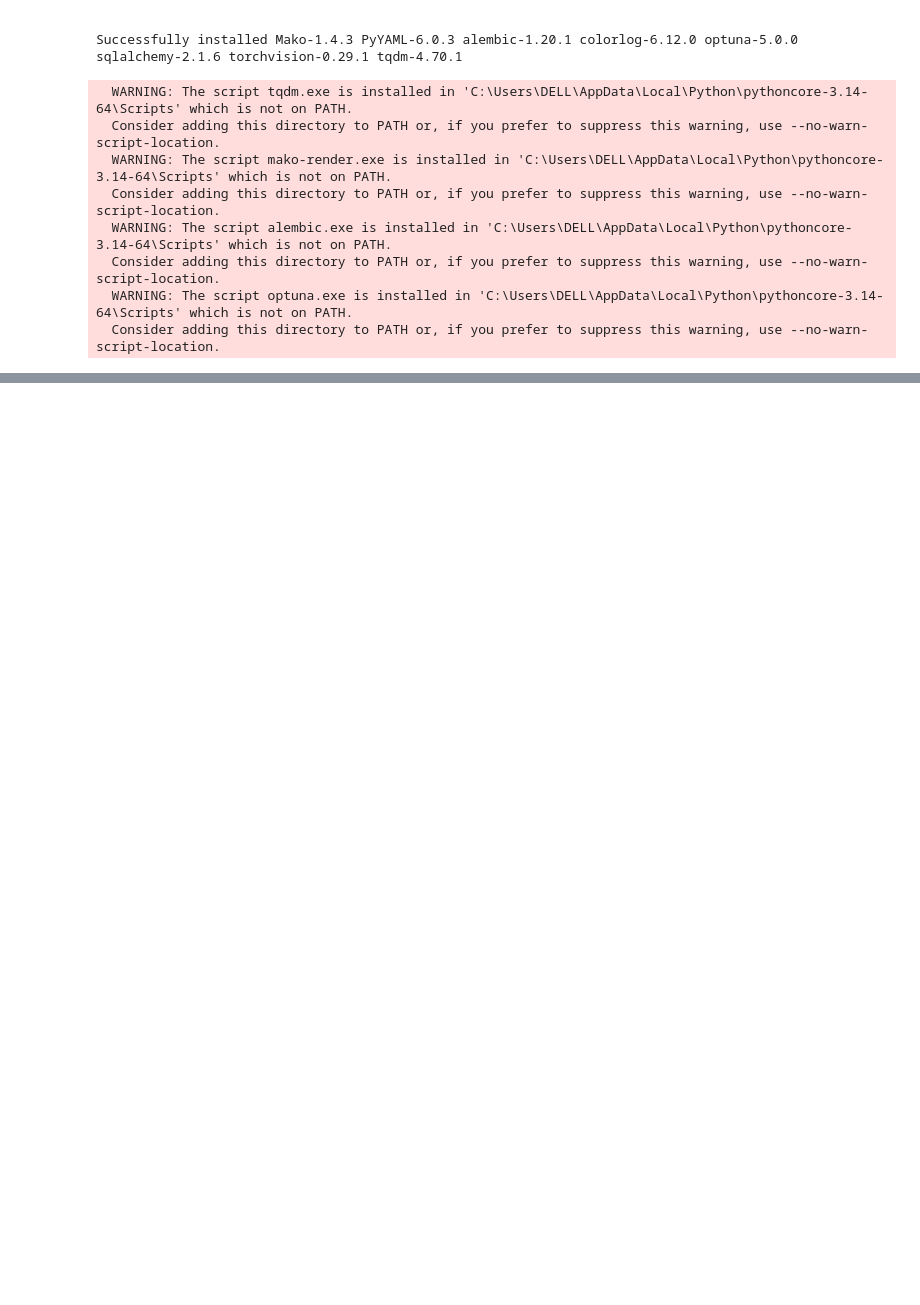
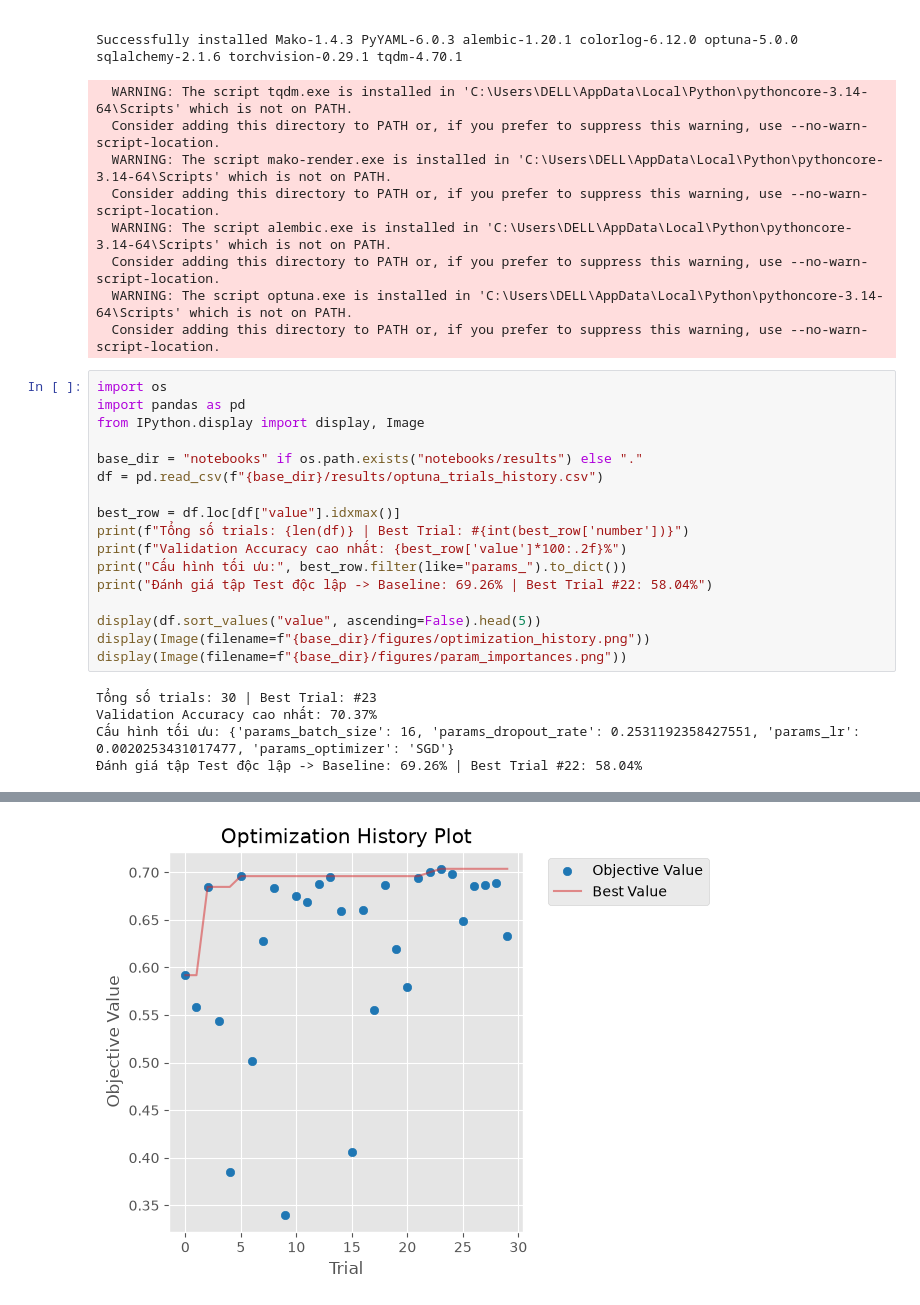
Before and after one commit to Nhien676/optimization-cnn-hpo-, a Jupyter notebook: notebooks/cnn_hpo.ipynb, the cells around one changed output, grey strips where cells are left out. Drawn from its saved outputs; the diff is of its cells as text; blank space fills up the shorter version.

```diff
--- a/notebooks/cnn_hpo.ipynb
+++ b/notebooks/cnn_hpo.ipynb
@@ -217,3 +212,25 @@ Successfully installed Mako-1.4.3 PyYAML-6.0.3 alembic-1.20.1 colorlog-6.12.0 op
   Consider adding this directory to PATH or, if you prefer to suppress this warning, use --no-warn-script-location.
   WARNING: The script optuna.exe is installed in 'C:\Users\DELL\AppData\Local\Python\pythoncore-3.14-64\Scripts' which is not on PATH.
   Consider adding this directory to PATH or, if you prefer to suppress this warning, use --no-warn-script-location.
+# %%
+import os
+import pandas as pd
+from IPython.display import display, Image
+
+base_dir = "notebooks" if os.path.exists("notebooks/results") else "."
+df = pd.read_csv(f"{base_dir}/results/optuna_trials_history.csv")
+
+best_row = df.loc[df["value"].idxmax()]
+print(f"Tổng số trials: {len(df)} | Best Trial: #{int(best_row['number'])}")
+print(f"Validation Accuracy cao nhất: {best_row['value']*100:.2f}%")
+print("Cấu hình tối ưu:", best_row.filter(like="params_").to_dict())
+print("Đánh giá tập Test độc lập -> Baseline: 69.26% | Best Trial #22: 58.04%")
+
+display(df.sort_values("value", ascending=False).head(5))
+display(Image(filename=f"{base_dir}/figures/optimization_history.png"))
+display(Image(filename=f"{base_dir}/figures/param_importances.png"))
+# %% [output]
+Tổng số trials: 30 | Best Trial: #23
+Validation Accuracy cao nhất: 70.37%
+Cấu hình tối ưu: {'params_batch_size': 16, 'params_dropout_rate': 0.2531192358427551, 'params_lr': 0.0020253431017477, 'params_optimizer': 'SGD'}
+Đánh giá tập Test độc lập -> Baseline: 69.26% | Best Trial #22: 58.04%
@@ -219,0 +243 @@ Successfully installed Mako-1.4.3 PyYAML-6.0.3 alembic-1.20.1 colorlog-6.12.0 op
+[figure, added]
```
Also changed, not shown: parts of 4 cells of this notebook, 3 other files.
